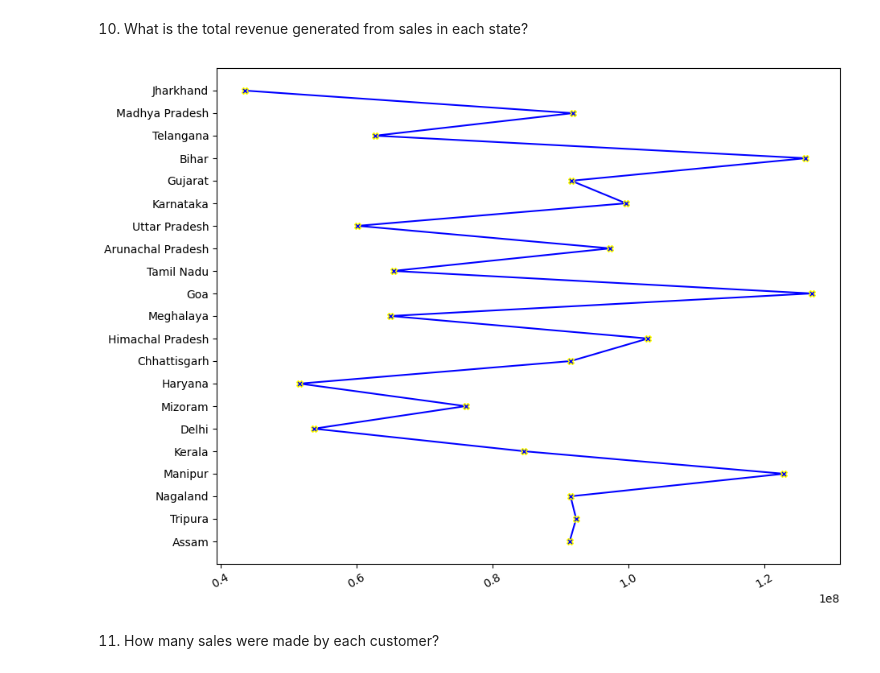
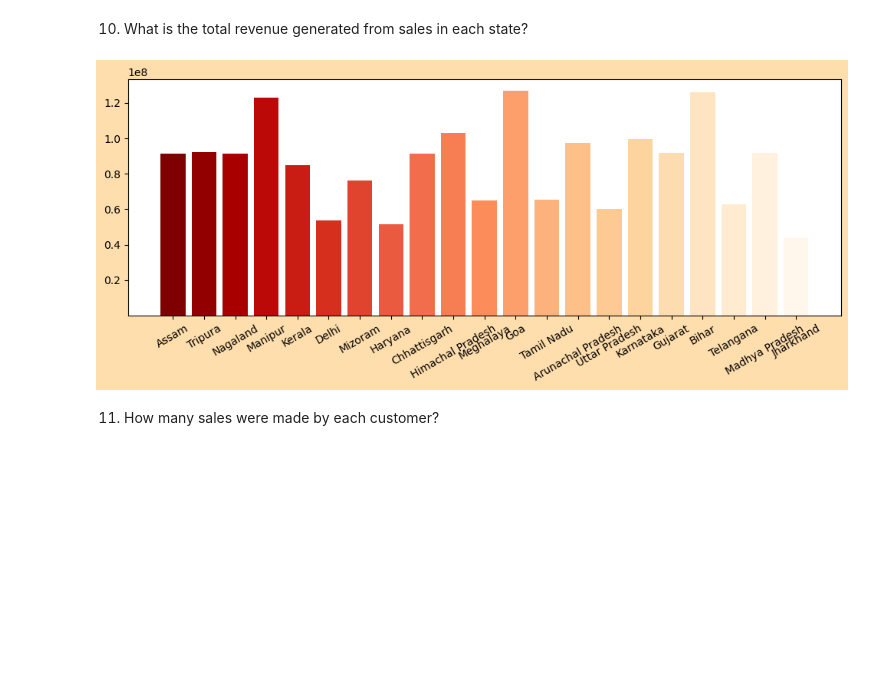
Before and after one commit to MonikaHussain/ecommerce_analysis, a Jupyter notebook: swiftmarket.ipynb, the cells around one changed output. Cells and saved outputs as stored; diff of their text form; code cells hidden in the pictures; blank space fills up the shorter version.

```diff
--- a/swiftmarket.ipynb
+++ b/swiftmarket.ipynb
@@ -685,35 +689,38 @@ df
 | 2 | Sridhar, Sidhu and Maharaj | 124268051.00 |
 # %% [markdown]
 10. What is the total revenue generated from sales in each state?
+# %%
+cmap_c = np.linspace(1,0,21)
+cmap= plt.cm.OrRd(cmap_c)
 # %%
 query = """ SELECT
 c.State,
 SUM(s.TotalPrice) AS TotalRevenue
 FROM Salesdata s
 JOIN Customers c ON s.CustomerID = c.CustomerID
 GROUP BY c.State;
 """
 df = read_query(query)
 df
 
 
 # fetching values
 states = df['State'].values
 revenue = df['TotalRevenue'].astype(float).values
 
 
-# plotting the graph
-plt.figure(figsize=(10,8))
-plt.plot(revenue,states,color='blue',marker='X',mec='yellow')
+# plotting graph
+plt.figure(figsize=(12,4),facecolor='navajowhite')
+plt.bar(height=revenue,x=states,bottom=24,width=0.8,color=cmap)
 plt.xticks(rotation=30)
 
 
 
 
 
 plt.show()
 # %% [output]
-[figure, old version]
+[figure, new version]
 # %% [markdown]
 11. How many sales were made by each customer?
 # %%
```
Also changed, not shown: parts of 4 cells of this notebook.
